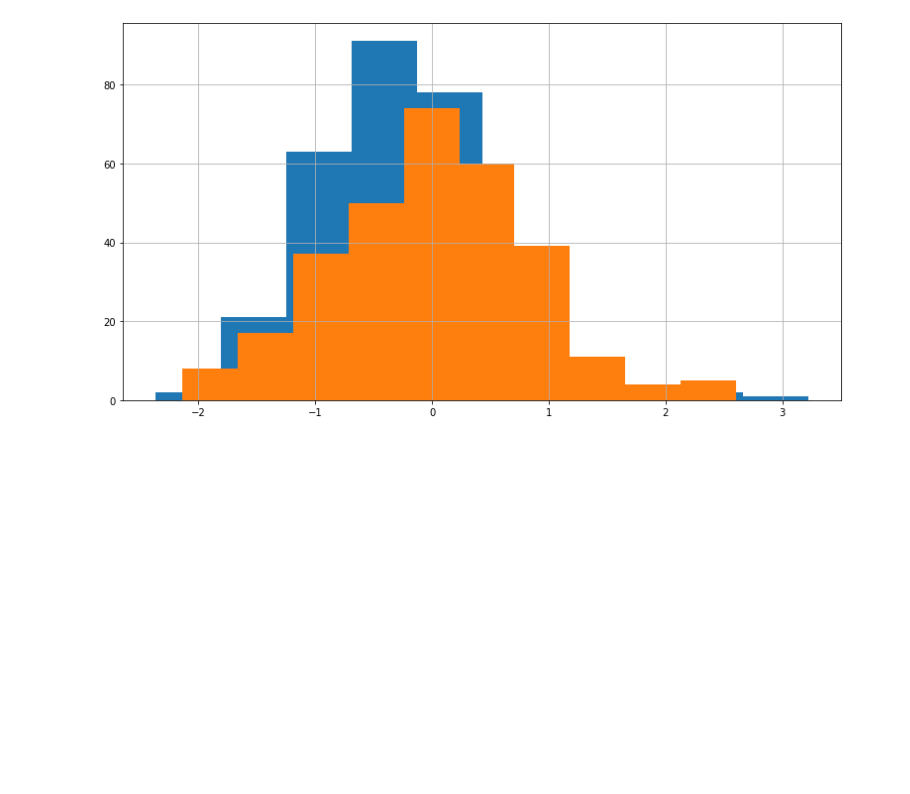
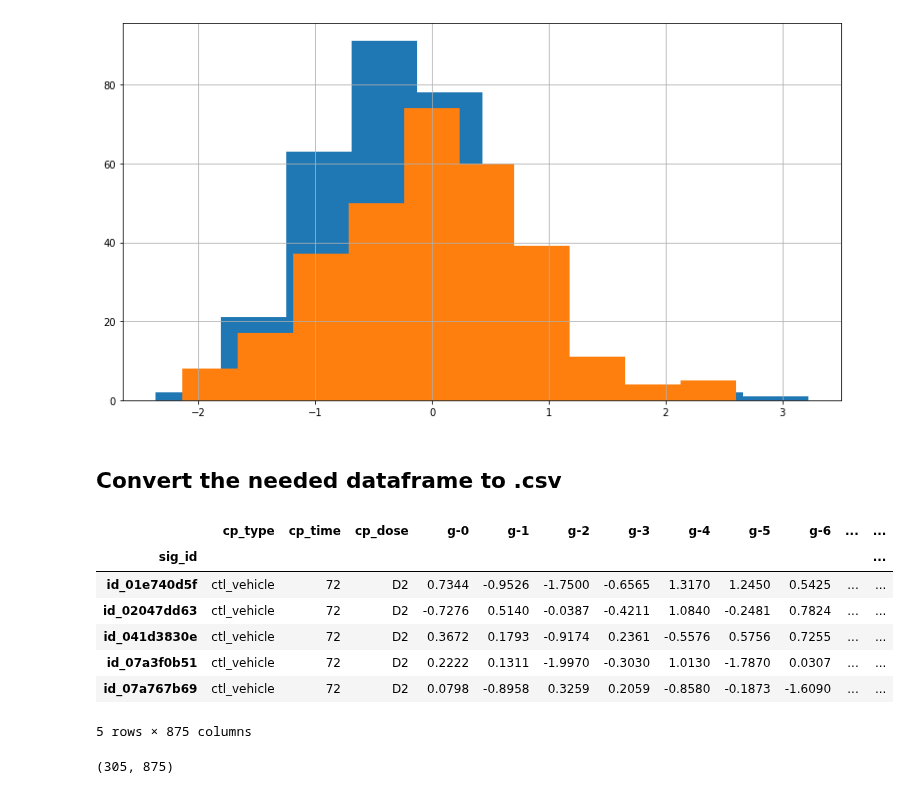
Before and after one commit to Yongliang-Shi/Mechanism-of-Action-Prediction, a Jupyter notebook: moa_prediction_overview.ipynb, the cells around one changed output. Saved outputs shown, nothing was run; the diff lists cells and outputs as text; code cells hidden in the pictures; blank space fills up the shorter version.

Commit message:
add functions to write dataframe to csv file and rename the notebook name

```diff
--- a/moa_prediction.ipynb
+++ b/moa_prediction_overview.ipynb
@@ -471,3 +475,18 @@ df_ctrl_d2_24['g-0'].hist()
 # %% [output]
 <matplotlib.axes._subplots.AxesSubplot at 0x...>
 [figure]
+# %% [markdown]
+## Convert the needed dataframe to .csv
+# %%
+# Take a look at the dataframe before write the dataframe to df.csv
+
+df_ctrl_d2_72.head()
+# %% [output]
+|  | cp_type | cp_time | cp_dose | g-0 | g-1 | g-2 | g-3 | g-4 | g-5 | g-6 | ... | ... |
+| sig_id |  |  |  |  |  |  |  |  |  |  |  | ... |
+| id_01e740d5f | ctl_vehicle | 72 | D2 | 0.7344 | -0.9526 | -1.7500 | -0.6565 | 1.3170 | 1.2450 | 0.5425 | ... | ... |
+| id_02047dd63 | ctl_vehicle | 72 | D2 | -0.7276 | 0.5140 | -0.0387 | -0.4211 | 1.0840 | -0.2481 | 0.7824 | ... | ... |
+| id_041d3830e | ctl_vehicle | 72 | D2 | 0.3672 | 0.1793 | -0.9174 | 0.2361 | -0.5576 | 0.5756 | 0.7255 | ... | ... |
+| id_07a3f0b51 | ctl_vehicle | 72 | D2 | 0.2222 | 0.1311 | -1.9970 | -0.3030 | 1.0130 | -1.7870 | 0.0307 | ... | ... |
+| id_07a767b69 | ctl_vehicle | 72 | D2 | 0.0798 | -0.8958 | 0.3259 | 0.2059 | -0.8580 | -0.1873 | -1.6090 | ... | ... |
+5 rows × 875 columns
@@ -473,0 +497,7 @@ df_ctrl_d2_24['g-0'].hist()
+# %%
+# Load the same datafrem from df.csv
+
+df = pd.read_csv('df_ctrl_d2_72.csv', index_col=0)
+df.shape
+# %% [output]
+(305, 875)
```
Also changed, not shown: parts of 9 cells of this notebook.
